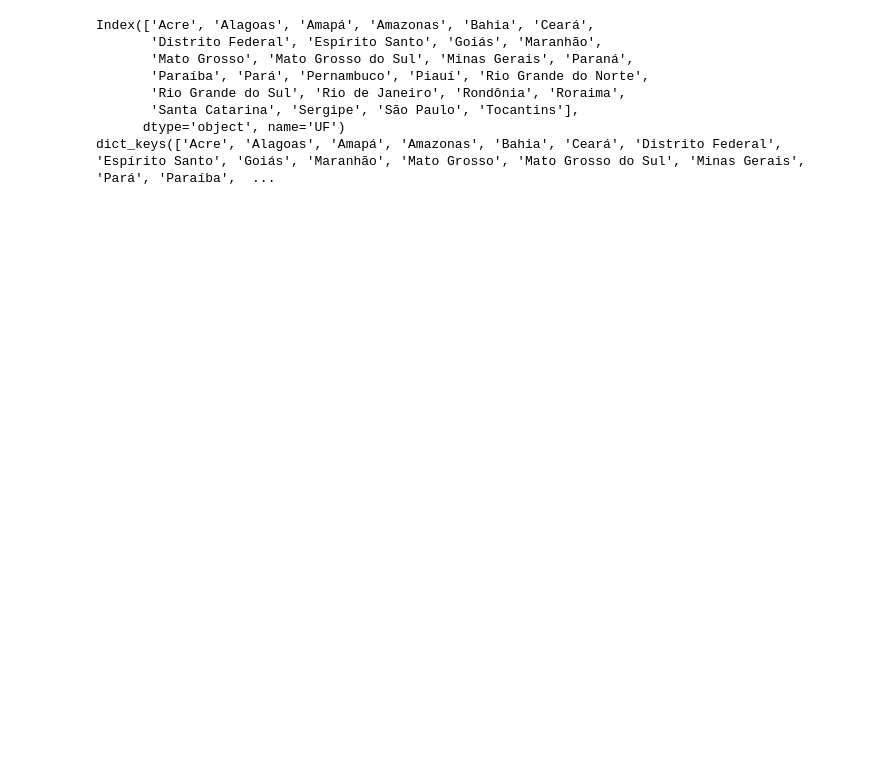
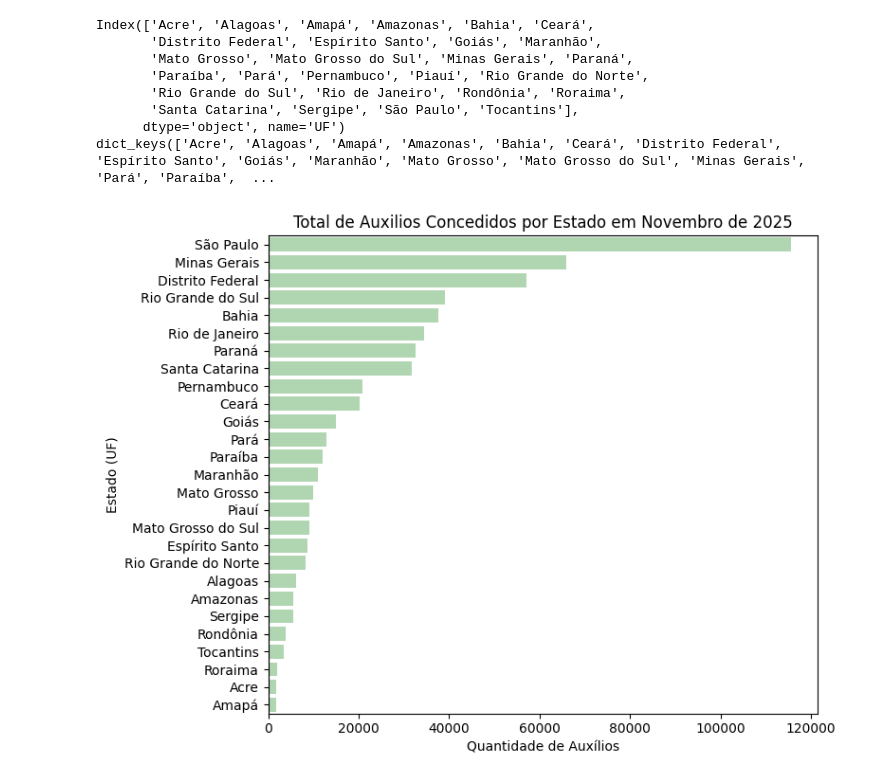
Before and after one commit to Estressei/ProjetoTrilhaDados, a Jupyter notebook: main.ipynb, the cells around one changed output. Cells and saved outputs as stored; diff of their text form; code cells hidden in the pictures; blank space fills up the shorter version.

```diff
--- a/main.ipynb
+++ b/main.ipynb
@@ -327,0 +331,19 @@ dict_keys(['Acre', 'Alagoas', 'Amapá', 'Amazonas', 'Bahia', 'Ceará', 'Distrito
+# %%
+#Total de Auxílios por Estado
+df_auxilios_por_UF = auxilios['UF'].value_counts().reset_index()
+df_auxilios_por_UF.columns = ['UF', 'Total de Auxilios Concedidos']
+
+plt.figure(figsize=(8,6))
+sns.barplot(
+    data=df_auxilios_por_UF,
+    y='UF',
+    x='Total de Auxilios Concedidos',
+    color='#A8DCAB'
+)
+plt.title('Total de Auxilios Concedidos por Estado em Novembro de 2025')
+plt.xlabel('Quantidade de Auxílios')
+plt.ylabel('Estado (UF)')
+plt.tight_layout()
+plt.show()
+# %% [output]
+[figure, added]
```
Also changed, not shown: parts of 16 cells of this notebook.
